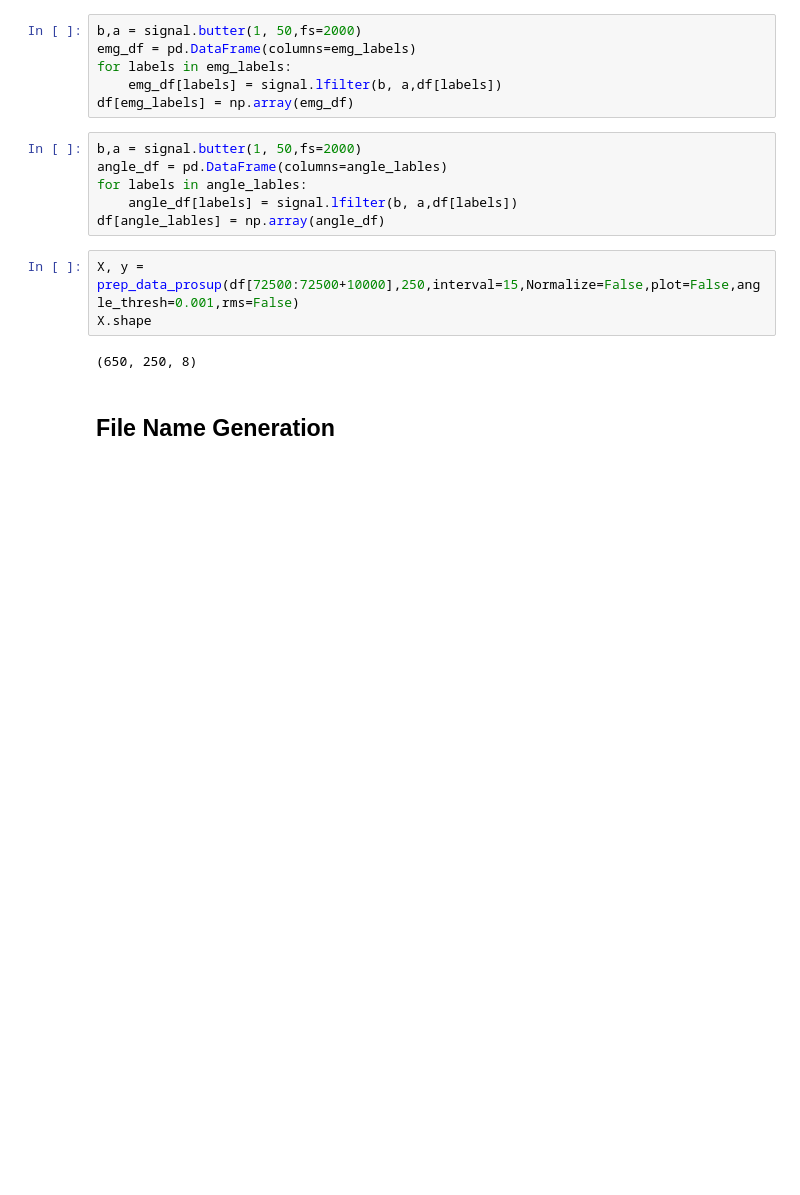
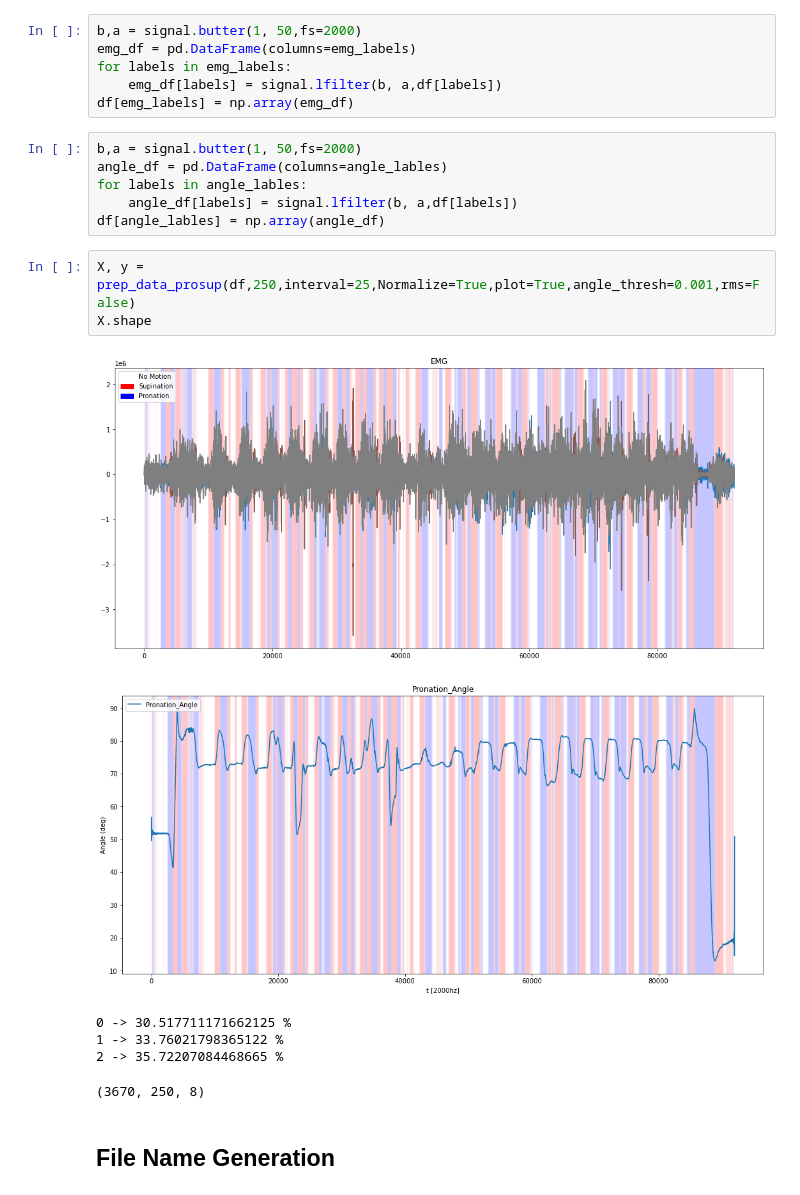
Before and after one commit to fazildgr8/wrist_control_CNN_AWEAR, a Jupyter notebook: Prosup_Classifier.ipynb, the cells around one changed output. Drawn from its saved outputs; the diff is of its cells as text; blank space fills up the shorter version.

Commit message:
Prosup Rgression Update

```diff
--- a/Prosup_Classifier.ipynb
+++ b/Prosup_Classifier.ipynb
@@ -37,10 +37,15 @@ for labels in angle_lables:
     angle_df[labels] = signal.lfilter(b, a,df[labels])
 df[angle_lables] = np.array(angle_df)
 # %%
-X, y = prep_data_prosup(df[72500:72500+10000],250,interval=15,Normalize=False,plot=False,angle_thresh=0.001,rms=False)
+X, y = prep_data_prosup(df,250,interval=25,Normalize=True,plot=True,angle_thresh=0.001,rms=False)
 X.shape
 # %% [output]
+[figure, added]
+[figure, added]
-(650, 250, 8)
+0 -> 30.517711171662125 %
+1 -> 33.76021798365122 %
+2 -> 35.72207084468665 %
+(3670, 250, 8)
 # %% [markdown]
 ## File Name Generation
 # %%
```
Also changed, not shown: parts of 1 cell of this notebook, 11 other files.
